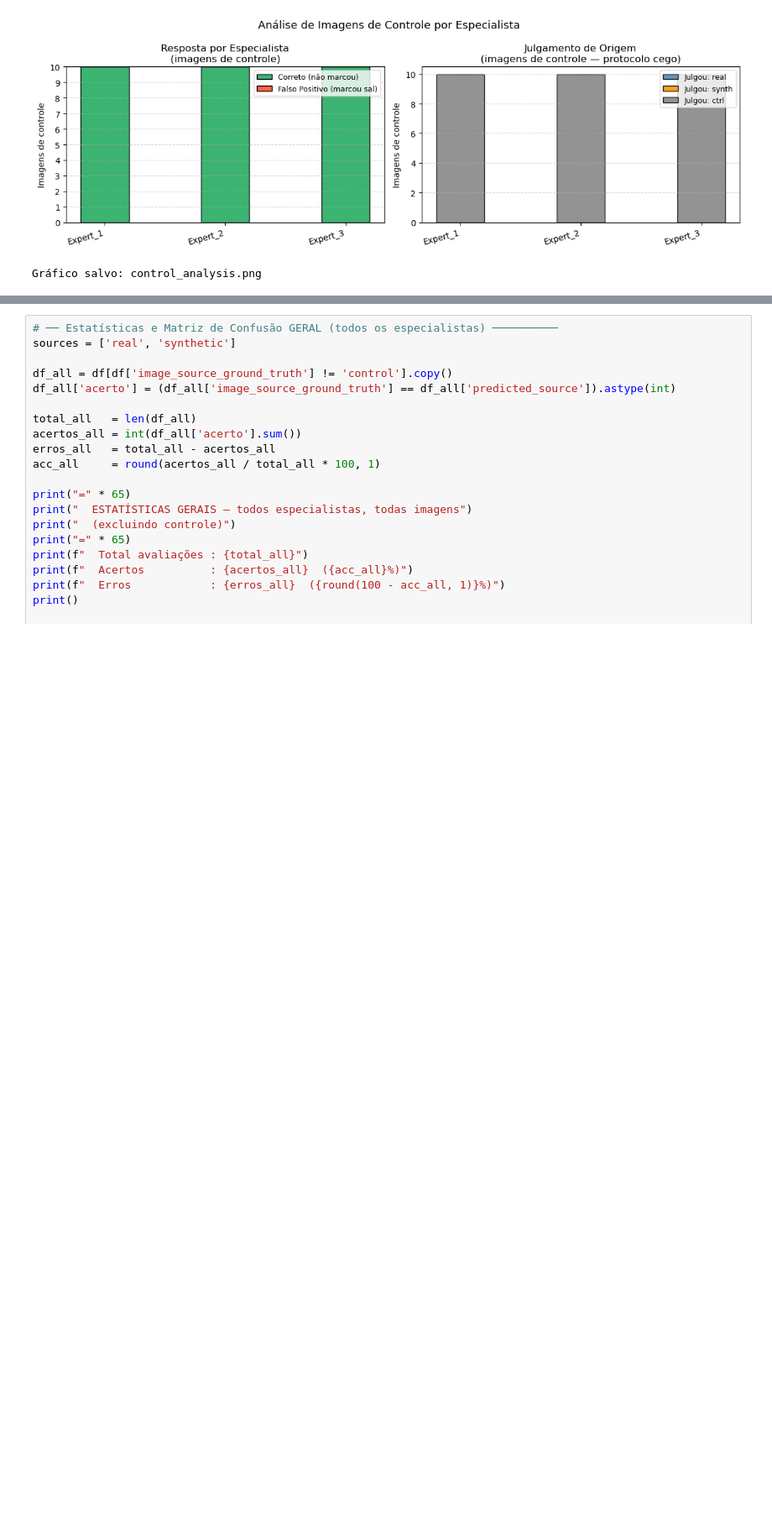
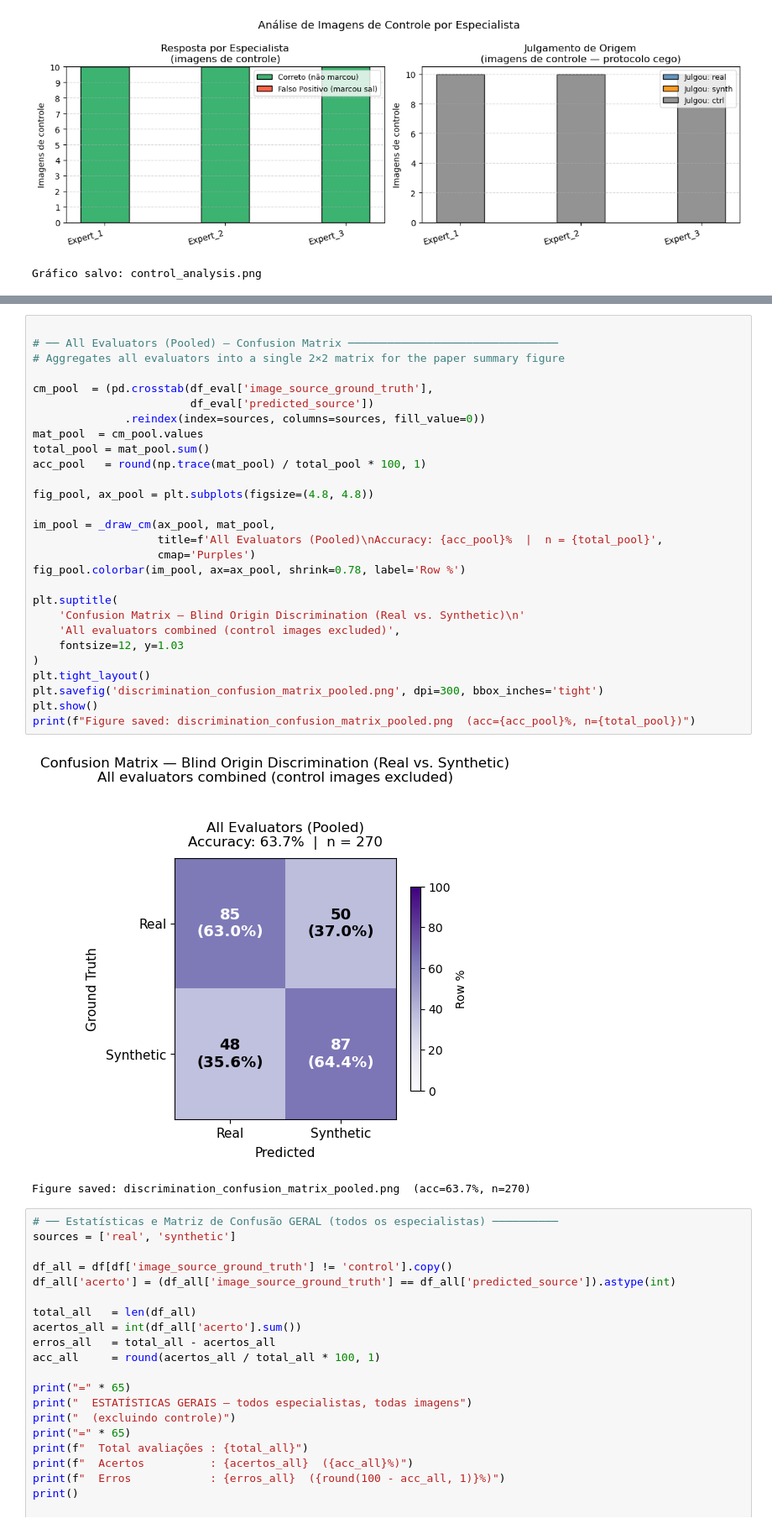
Before and after one commit to lucterres/IEEEEAccess, a Jupyter notebook: docs/R2.2-experiment-blind/descritivas.ipynb, the cells around one changed output, grey strips where cells are left out. Shown at 84% size. Drawn from its saved outputs; the diff is of its cells as text; blank space fills up the shorter version.

```diff
--- a/docs/R2.2-experiment-blind/descritivas.ipynb
+++ b/docs/R2.2-experiment-blind/descritivas.ipynb
@@ -452,3 +472,34 @@ Gráfico salvo: discrimination_accuracy.png
+# %%
+
+# ── All Evaluators (Pooled) — Confusion Matrix ────────────────────────────────
+# Aggregates all evaluators into a single 2×2 matrix for the paper summary figure
+
+cm_pool  = (pd.crosstab(df_eval['image_source_ground_truth'],
+                        df_eval['predicted_source'])
+              .reindex(index=sources, columns=sources, fill_value=0))
+mat_pool  = cm_pool.values
+total_pool = mat_pool.sum()
+acc_pool   = round(np.trace(mat_pool) / total_pool * 100, 1)
+
+fig_pool, ax_pool = plt.subplots(figsize=(4.8, 4.8))
+
+im_pool = _draw_cm(ax_pool, mat_pool,
+                   title=f'All Evaluators (Pooled)\nAccuracy: {acc_pool}%  |  n = {total_pool}',
+                   cmap='Purples')
+fig_pool.colorbar(im_pool, ax=ax_pool, shrink=0.78, label='Row %')
+
+plt.suptitle(
+    'Confusion Matrix — Blind Origin Discrimination (Real vs. Synthetic)\n'
+    'All evaluators combined (control images excluded)',
+    fontsize=12, y=1.03
+)
+plt.tight_layout()
+plt.savefig('discrimination_confusion_matrix_pooled.png', dpi=300, bbox_inches='tight')
+plt.show()
+print(f"Figure saved: discrimination_confusion_matrix_pooled.png  (acc={acc_pool}%, n={total_pool})")
+# %% [output]
+[figure, added]
+Figure saved: discrimination_confusion_matrix_pooled.png  (acc=63.7%, n=270)
 # %%
 # ── Estatísticas e Matriz de Confusão GERAL (todos os especialistas) ──────────
 sources = ['real', 'synthetic']
```
Also changed, not shown: parts of 2 cells of this notebook, 3 other files.
